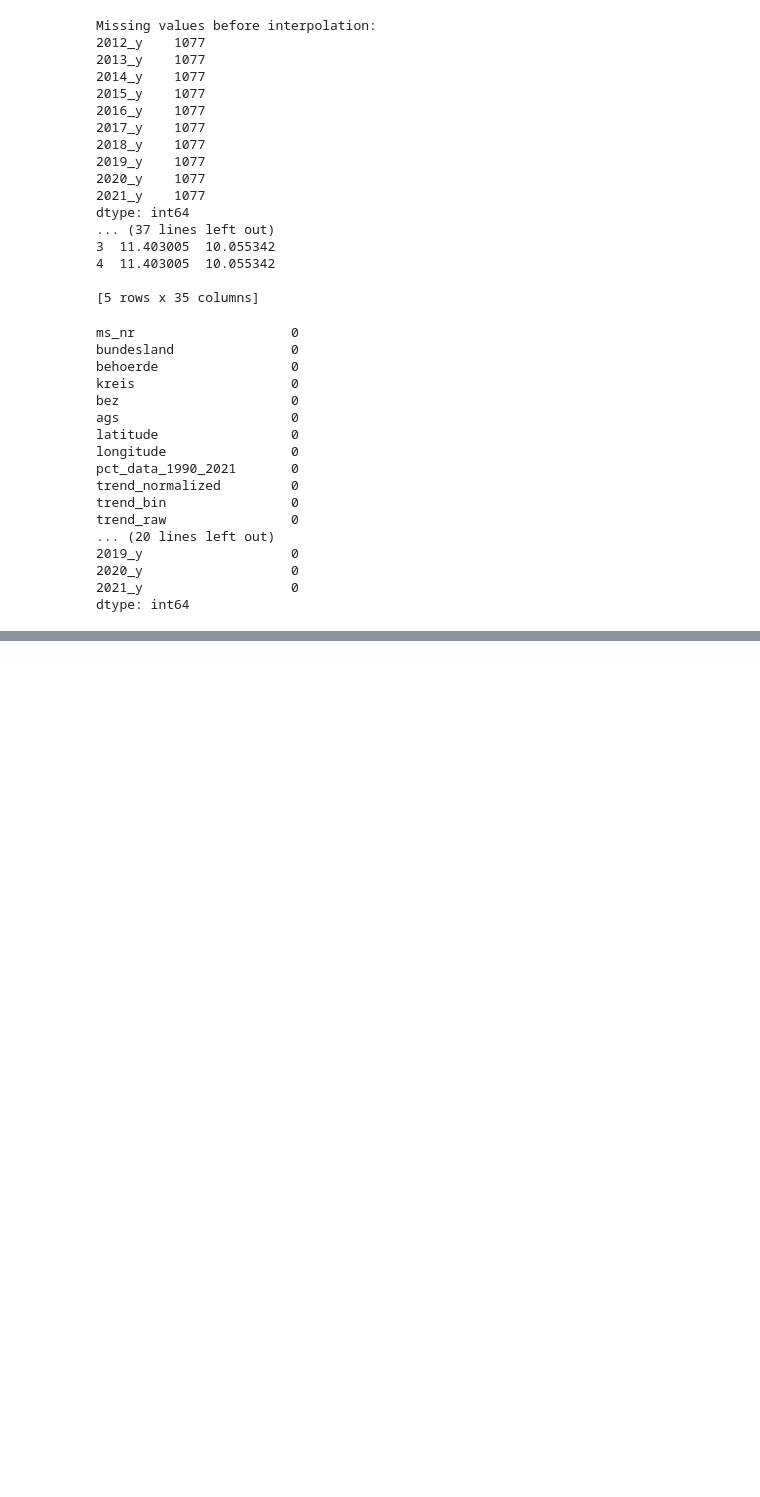
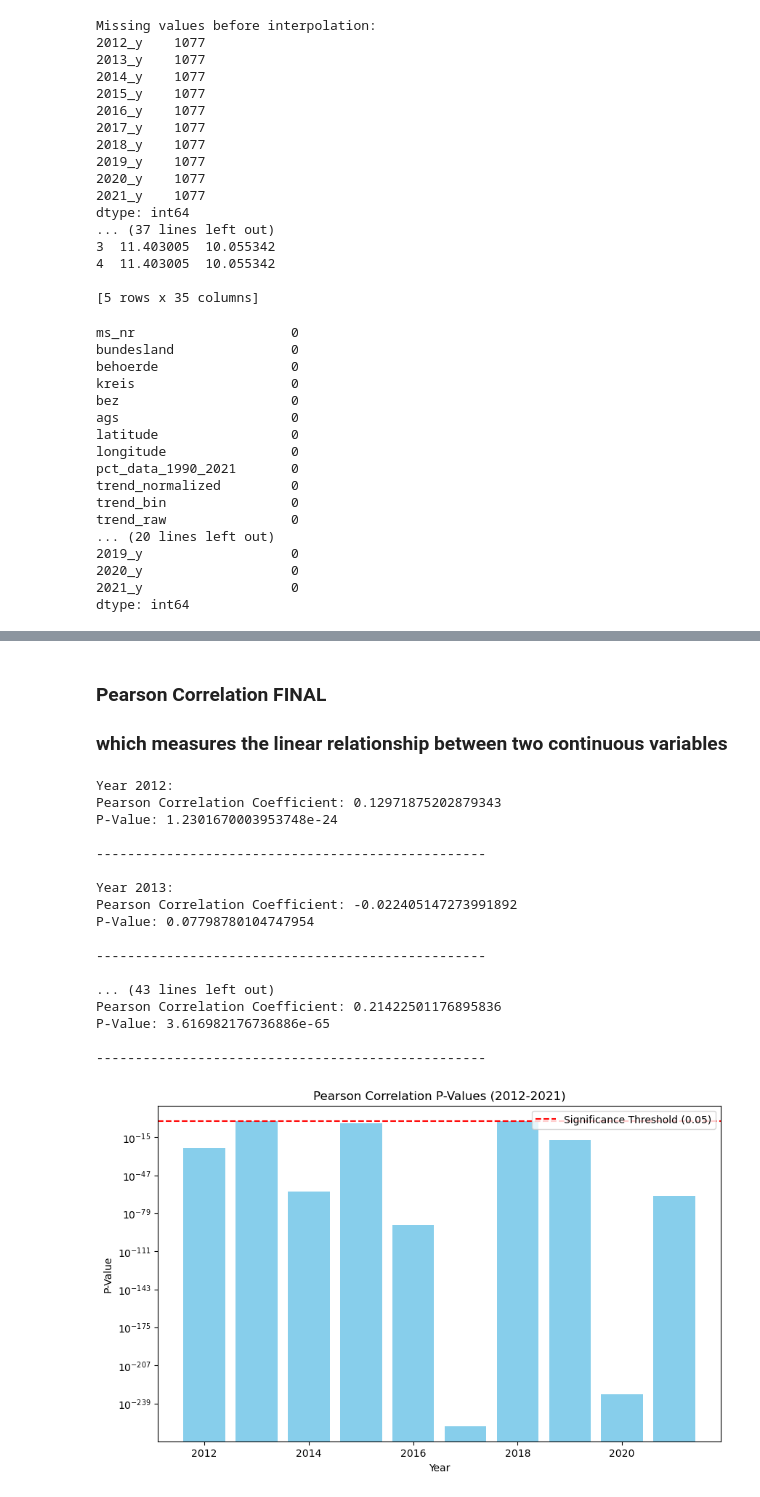
Before and after one commit to Haque2/final_project, a Jupyter notebook: corelation_climate_sinking.ipynb, the cells around one changed output, grey strips where cells are left out. Cells and saved outputs as stored; diff of their text form; code cells hidden in the pictures; blank space fills up the shorter version.

```diff
--- a/corelation_climate_sinking.ipynb
+++ b/corelation_climate_sinking.ipynb
@@ -308,15 +314,0 @@ max      12.771951    12.771951    11.479726    11.707104    10.439726
-# %%
-import numpy as np
-from scipy.stats import pearsonr
-
-# Calculate the Pearson correlation coefficient for each year
-correlation_results = {}
-for year in range(2012, 2022):
-    groundwater_col = f'{year}_x'
-    weather_col = f'{year}_y'
-    corr, p_value = pearsonr(df_final[groundwater_col], df_final[weather_col])
-    correlation_results[year] = {'correlation': corr, 'p_value': p_value}
-
-# Display the correlation results
-correlation_df = pd.DataFrame(correlation_results).T
-print(correlation_df)
@@ -334,0 +482,64 @@ print(correlation_df)
+# %% [markdown]
+### Pearson Correlation FINAL
+
+### which measures the linear relationship between two continuous variables
+# %%
+import pandas as pd
+from scipy.stats import pearsonr
+import matplotlib.pyplot as plt
+
+# Pearson Correlation
+
+# List to store p-values for each year
+pearson_p_values = []
+
+for year in range(2012, 2022):
+    groundwater_col = f'{year}_x'
+    weather_col = f'{year}_y'
+
+    # Groundwater data (continuous)
+    groundwater_data = df_final[groundwater_col]
+
+    # Average temperature data (continuous)
+    weather_data = df_final[weather_col]
+
+    # Pearson Correlation
+    corr, p_value = pearsonr(groundwater_data, weather_data)
+    pearson_p_values.append(p_value)
+
+    print(f"Year {year}:")
+    print(f"Pearson Correlation Coefficient: {corr}")
+    print(f"P-Value: {p_value}")
+    print("\n" + "-"*50 + "\n")
+
+# Visualization
+years = list(range(2012, 2022))
+
+plt.figure(figsize=(10, 6))
+plt.bar(years, pearson_p_values, color='skyblue')
+plt.axhline(y=0.05, color='r', linestyle='--', label='Significance Threshold (0.05)')
+plt.xlabel('Year')
+plt.ylabel('P-Value')
+plt.title('Pearson Correlation P-Values (2012-2021)')
+plt.legend()
+plt.yscale('log')  # Use log scale if p-values are extremely small
+plt.show()
+# %% [output]
+Year 2012:
+Pearson Correlation Coefficient: 0.12971875202879343
+P-Value: 1.2301670003953748e-24
+
+--------------------------------------------------
+
+Year 2013:
+Pearson Correlation Coefficient: -0.022405147273991892
+P-Value: 0.07798780104747954
+
+--------------------------------------------------
+
+... (43 lines left out)
+Pearson Correlation Coefficient: 0.21422501176895836
+P-Value: 3.616982176736886e-65
+
+--------------------------------------------------
+[figure, added]
```
Also changed, not shown: parts of 18 cells of this notebook, 6 other files.
